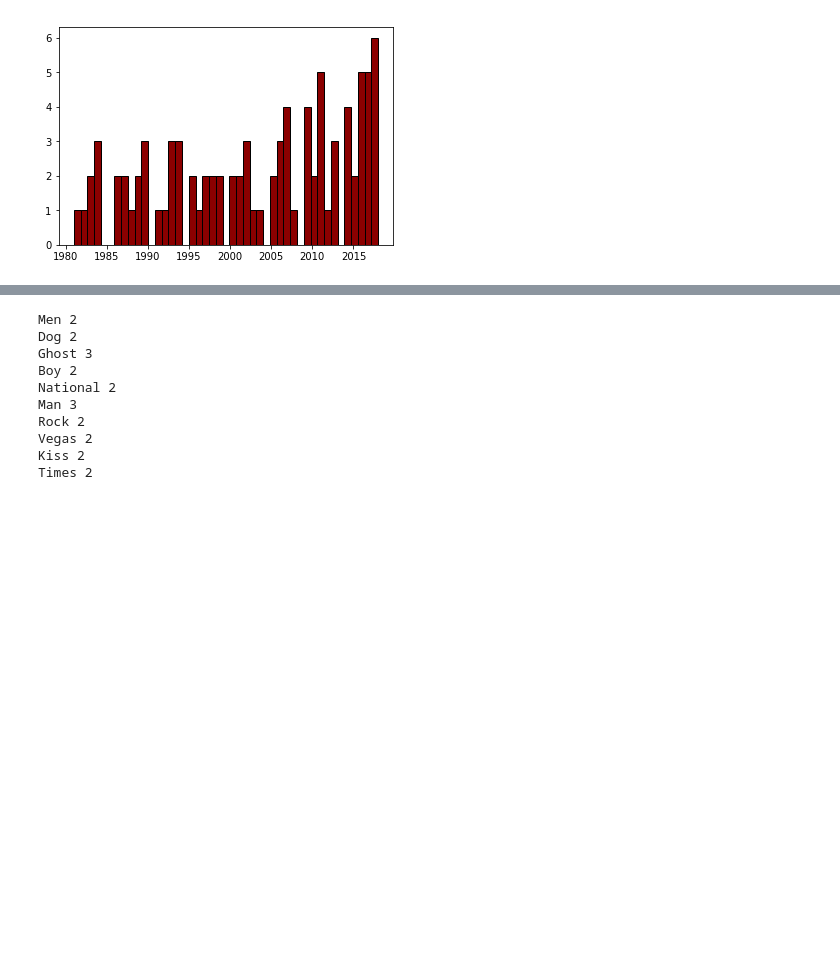
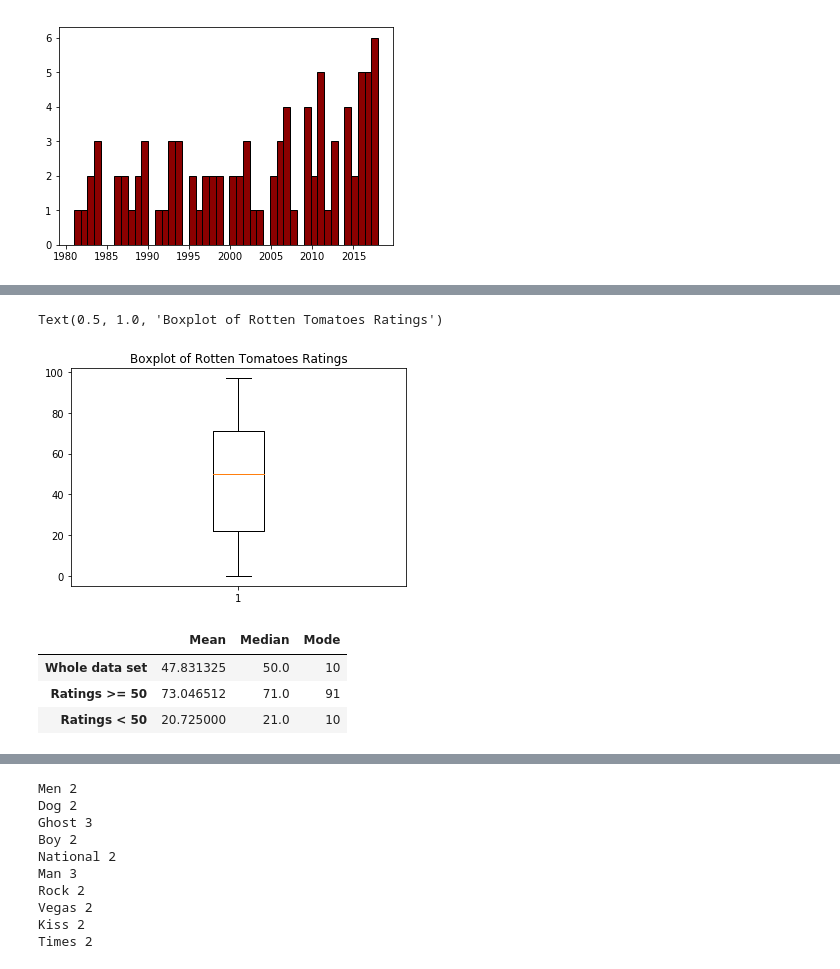
Before and after one commit to ehighland/cage_data, a Jupyter notebook: Cage.ipynb, the cells around one changed output, grey strips where cells are left out. Drawn from its saved outputs; the diff is of its cells as text; code cells hidden in the pictures; blank space fills up the shorter version.

```diff
--- a/Cage.ipynb
+++ b/Cage.ipynb
@@ -99,0 +129,25 @@ ax.xticks=[range(1980,2018,10)]
+# %%
+# Check for outliers with a boxplot
+plt.boxplot(ratings_int)
+plt.title('Boxplot of Rotten Tomatoes Ratings')
+# %% [output]
+Text(0.5, 1.0, 'Boxplot of Rotten Tomatoes Ratings')
+[figure, added]
+# %%
+pd.DataFrame({'Mean':(st.mean(ratings_int),
+                      st.mean(over_50),
+                      st.mean(under_50)),
+              'Median':(st.median(ratings_int),
+                        st.median(over_50),
+                        st.median(under_50)),
+              'Mode':(st.mode(ratings_int),
+                      st.mode(over_50),
+                      st.mode(under_50))
+             },
+             index=['Whole data set','Ratings >= 50','Ratings < 50']
+            )
+# %% [output]
+|  | Mean | Median | Mode |
+| Whole data set | 47.831325 | 50.0 | 10 |
+| Ratings >= 50 | 73.046512 | 71.0 | 91 |
+| Ratings < 50 | 20.725000 | 21.0 | 10 |
```
Also changed, not shown: parts of 18 cells of this notebook, 3 other files.
